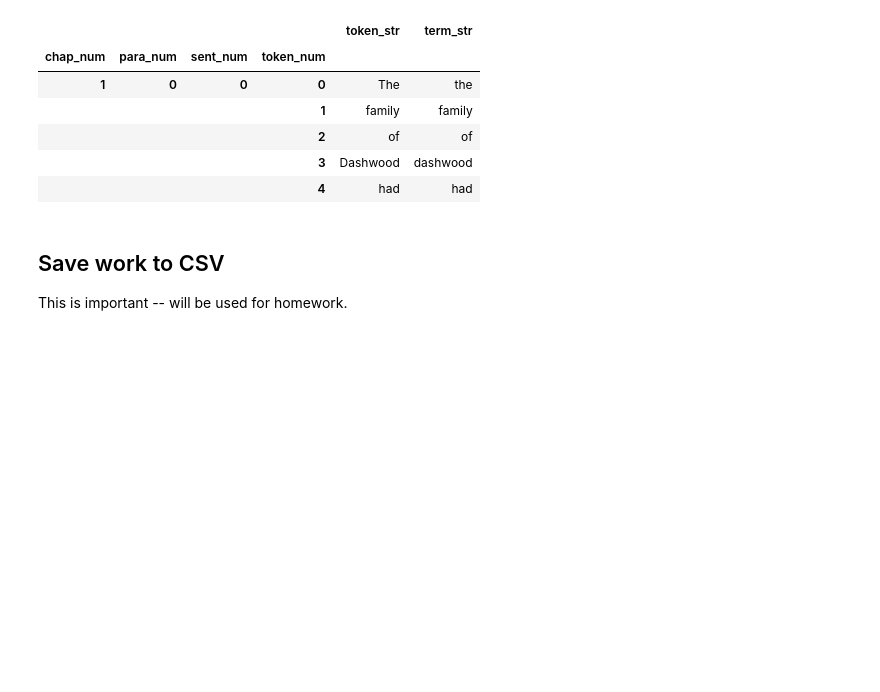
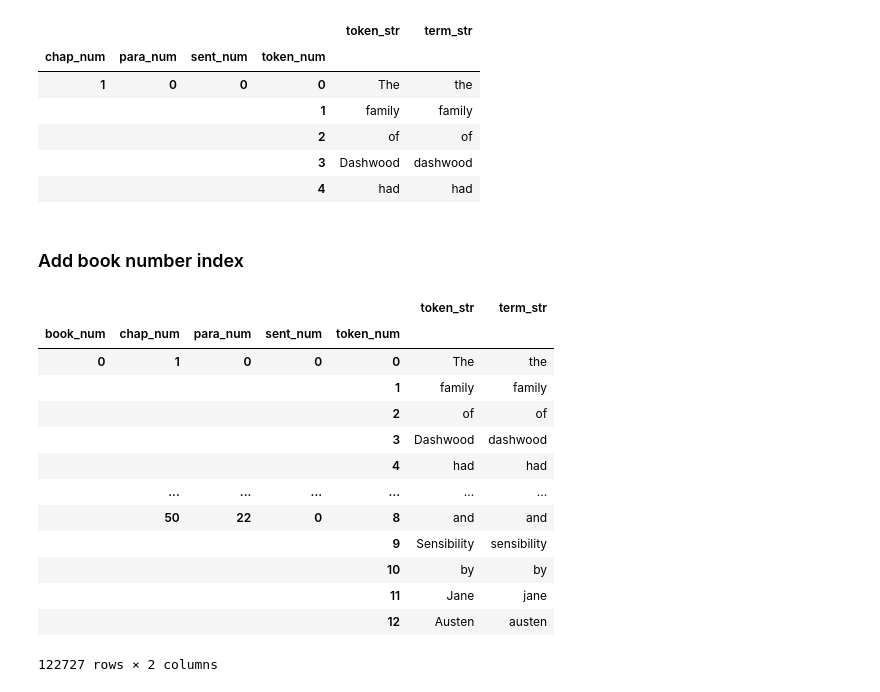
Before and after one commit to rlipps/DS5001-2024-01-R, a Jupyter notebook: lessons/M02_TextModels/M02_HW02.ipynb, the cells around one changed output. Cells and saved outputs as stored; diff of their text form; code cells hidden in the pictures; blank space fills up the shorter version.

```diff
--- a/lessons/M02_TextModels/M02_HW02.ipynb
+++ b/lessons/M02_TextModels/M02_HW02.ipynb
@@ -445,7 +418,23 @@ sns_frame.head()
 |  |  |  | 2 | of | of |
 |  |  |  | 3 | Dashwood | dashwood |
 |  |  |  | 4 | had | had |
-# %% [markdown]
-## Save work to CSV
-
-This is important -- will be used for homework.
+# %% [markdown]
+### Add book number index
+# %%
+sns_frame = pd.concat([sns_frame], keys=[0], names=['book_num'])
+sns_frame
+# %% [output]
+|  |  |  |  |  | token_str | term_str |
+| book_num | chap_num | para_num | sent_num | token_num |  |  |
+| 0 | 1 | 0 | 0 | 0 | The | the |
+|  |  |  |  | 1 | family | family |
+|  |  |  |  | 2 | of | of |
+|  |  |  |  | 3 | Dashwood | dashwood |
+|  |  |  |  | 4 | had | had |
+|  | ... | ... | ... | ... | ... | ... |
+|  | 50 | 22 | 0 | 8 | and | and |
+|  |  |  |  | 9 | Sensibility | sensibility |
+|  |  |  |  | 10 | by | by |
+|  |  |  |  | 11 | Jane | jane |
+|  |  |  |  | 12 | Austen | austen |
+122727 rows × 2 columns
```
Also changed, not shown: parts of 12 cells of this notebook.
